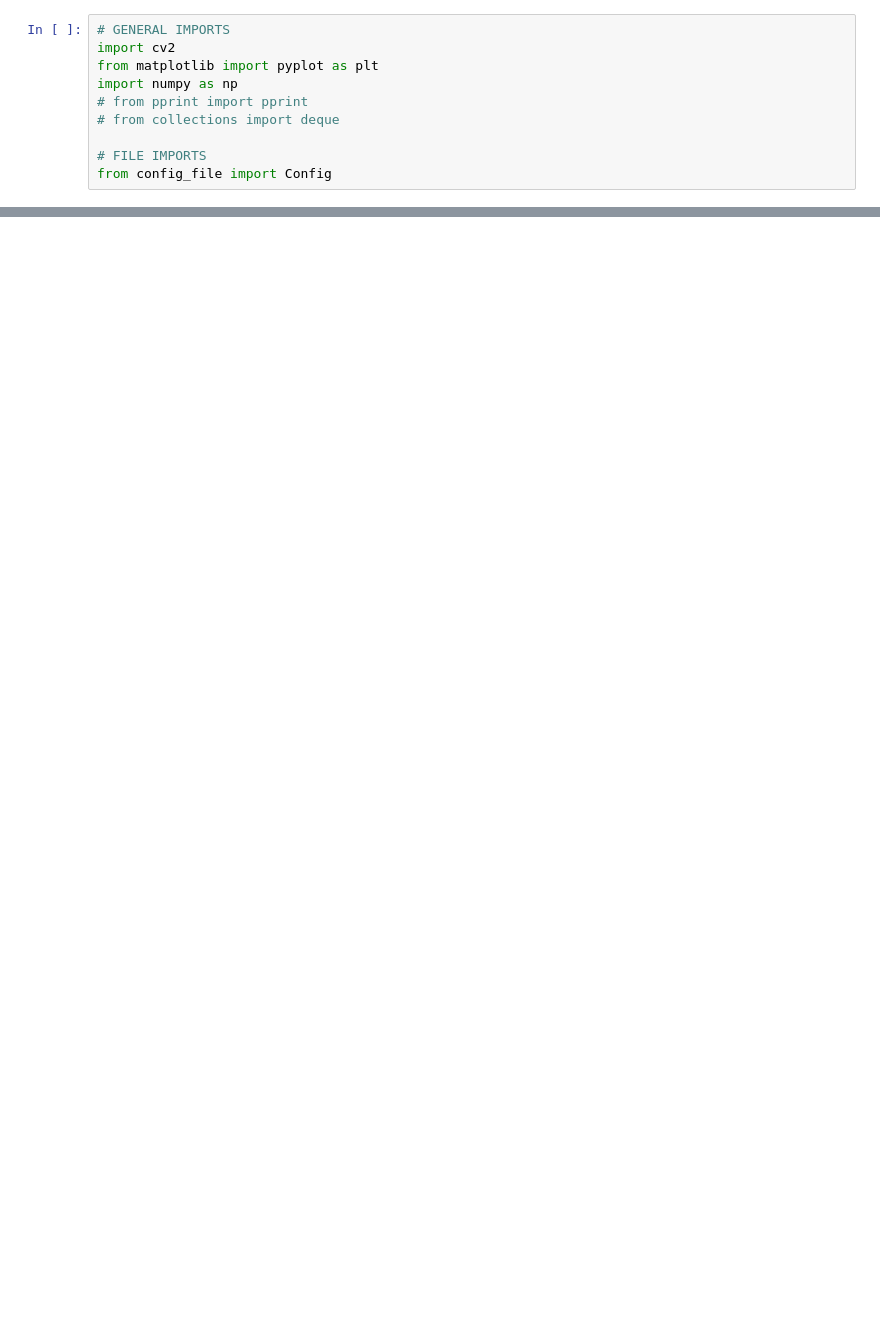
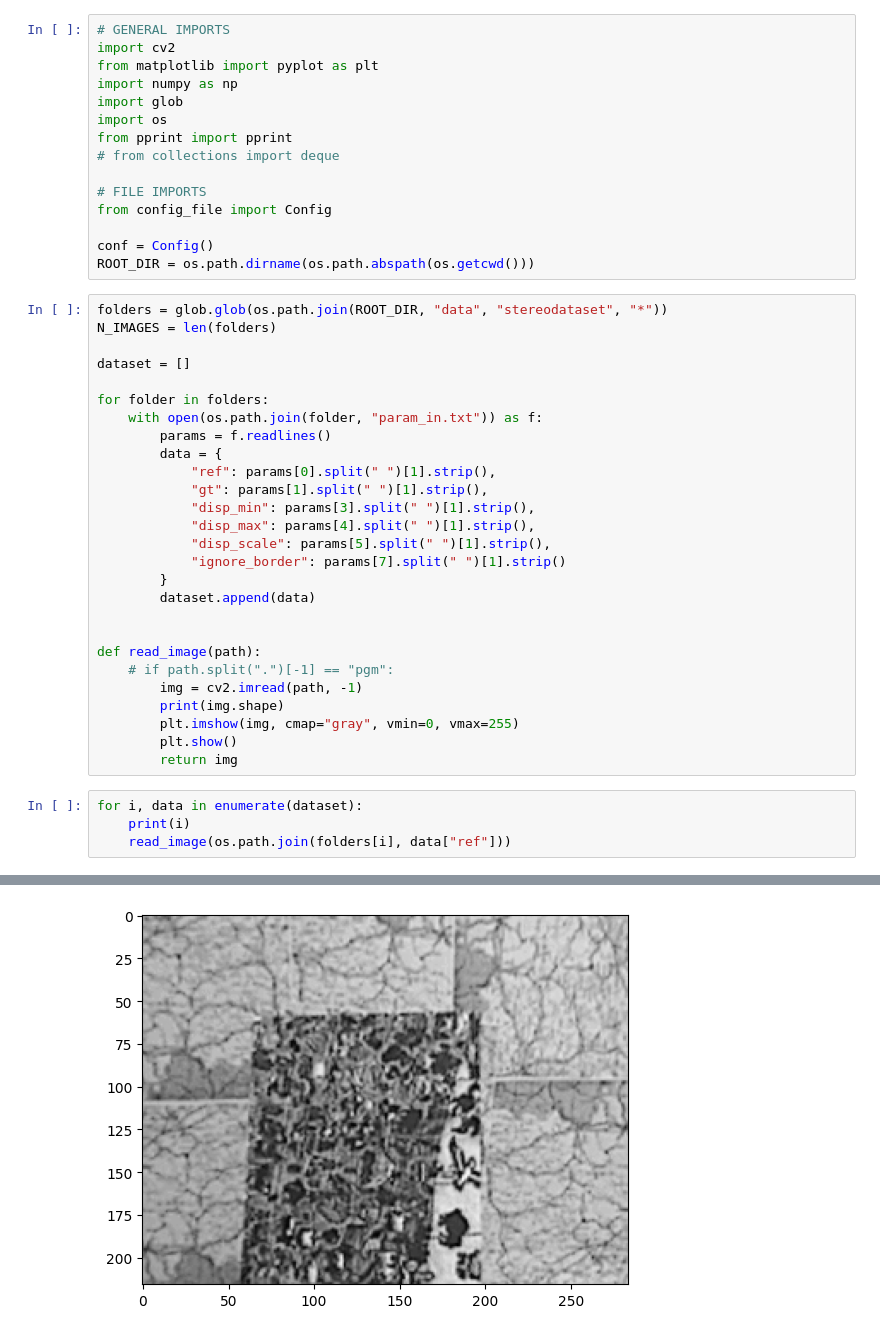
Before and after one commit to MarcelloCeresini/ComputerVision, a Jupyter notebook: src/main.ipynb, the cells around one changed output, grey strips where cells are left out. Saved outputs shown, nothing was run; the diff lists cells and outputs as text; blank space fills up the shorter version.

```diff
--- a/src/main.ipynb
+++ b/src/main.ipynb
@@ -3,8 +3,45 @@
 import cv2
 from matplotlib import pyplot as plt
 import numpy as np
-# from pprint import pprint
+import glob
+import os
+from pprint import pprint
 # from collections import deque
 
 # FILE IMPORTS
 from config_file import Config
+
+conf = Config()
+ROOT_DIR = os.path.dirname(os.path.abspath(os.getcwd()))
+# %%
+folders = glob.glob(os.path.join(ROOT_DIR, "data", "stereodataset", "*"))
+N_IMAGES = len(folders)
+
+dataset = []
+
+for folder in folders:
+    with open(os.path.join(folder, "param_in.txt")) as f:
+        params = f.readlines()
+        data = {
+            "ref": params[0].split(" ")[1].strip(),
+            "gt": params[1].split(" ")[1].strip(),
+            "disp_min": params[3].split(" ")[1].strip(),
+            "disp_max": params[4].split(" ")[1].strip(),
+            "disp_scale": params[5].split(" ")[1].strip(),
+            "ignore_border": params[7].split(" ")[1].strip()
+        }
+        dataset.append(data)
+
+
+def read_image(path):
+    # if path.split(".")[-1] == "pgm":
+        img = cv2.imread(path, -1)
+        print(img.shape)
+        plt.imshow(img, cmap="gray", vmin=0, vmax=255)
+        plt.show()
+        return img
+# %%
+for i, data in enumerate(dataset):
+    print(i)
+    read_image(os.path.join(folders[i], data["ref"]))
+# %% [output]
@@ -10,0 +50 @@ from config_file import Config
+[figure, added]
```
Also changed, not shown: parts of 5 cells of this notebook, 2 other files.
